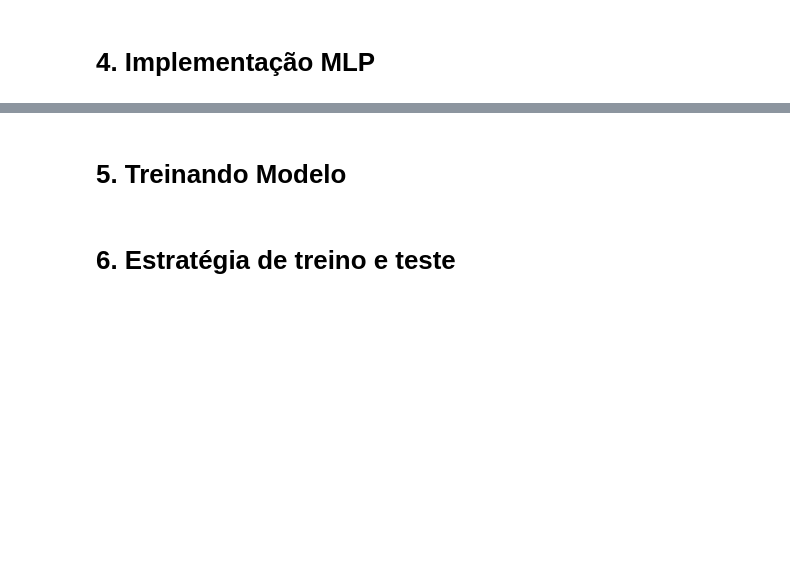
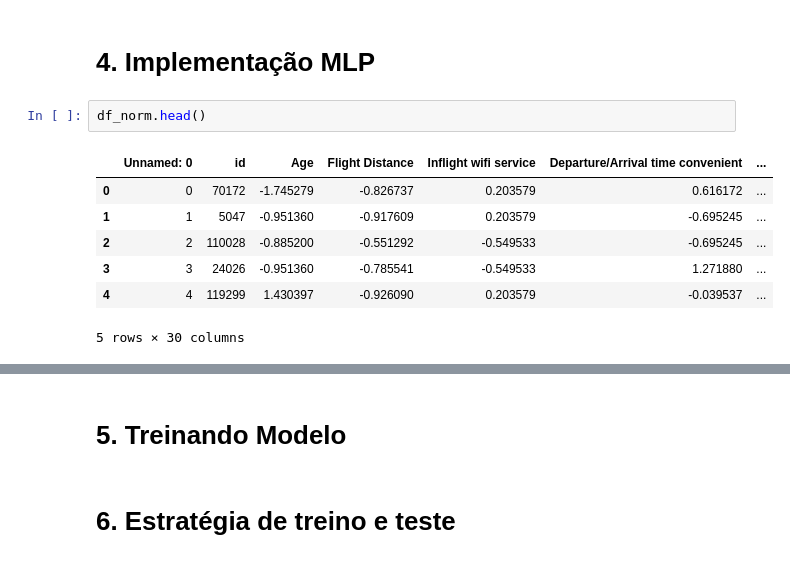
Before and after one commit to felipebns/classification_deeplearning, a Jupyter notebook: classification.ipynb, the cells around one changed output, grey strips where cells are left out. Drawn from its saved outputs; the diff is of its cells as text; blank space fills up the shorter version.

```diff
--- a/classification.ipynb
+++ b/classification.ipynb
@@ -222,2 +191,12 @@ Nas variáveis numéricas, observa-se diversidade: a idade segue uma distribuiç
 # %% [markdown]
 # 4. Implementação MLP
+# %%
+df_norm.head()
+# %% [output]
+|  | Unnamed: 0 | id | Age | Flight Distance | Inflight wifi service | Departure/Arrival time convenient | ... |
+| 0 | 0 | 70172 | -1.745279 | -0.826737 | 0.203579 | 0.616172 | ... |
+| 1 | 1 | 5047 | -0.951360 | -0.917609 | 0.203579 | -0.695245 | ... |
+| 2 | 2 | 110028 | -0.885200 | -0.551292 | -0.549533 | -0.695245 | ... |
+| 3 | 3 | 24026 | -0.951360 | -0.785541 | -0.549533 | 1.271880 | ... |
+| 4 | 4 | 119299 | 1.430397 | -0.926090 | 0.203579 | -0.039537 | ... |
+5 rows × 30 columns
```
Also changed, not shown: parts of 6 cells of this notebook, 2 other files.
